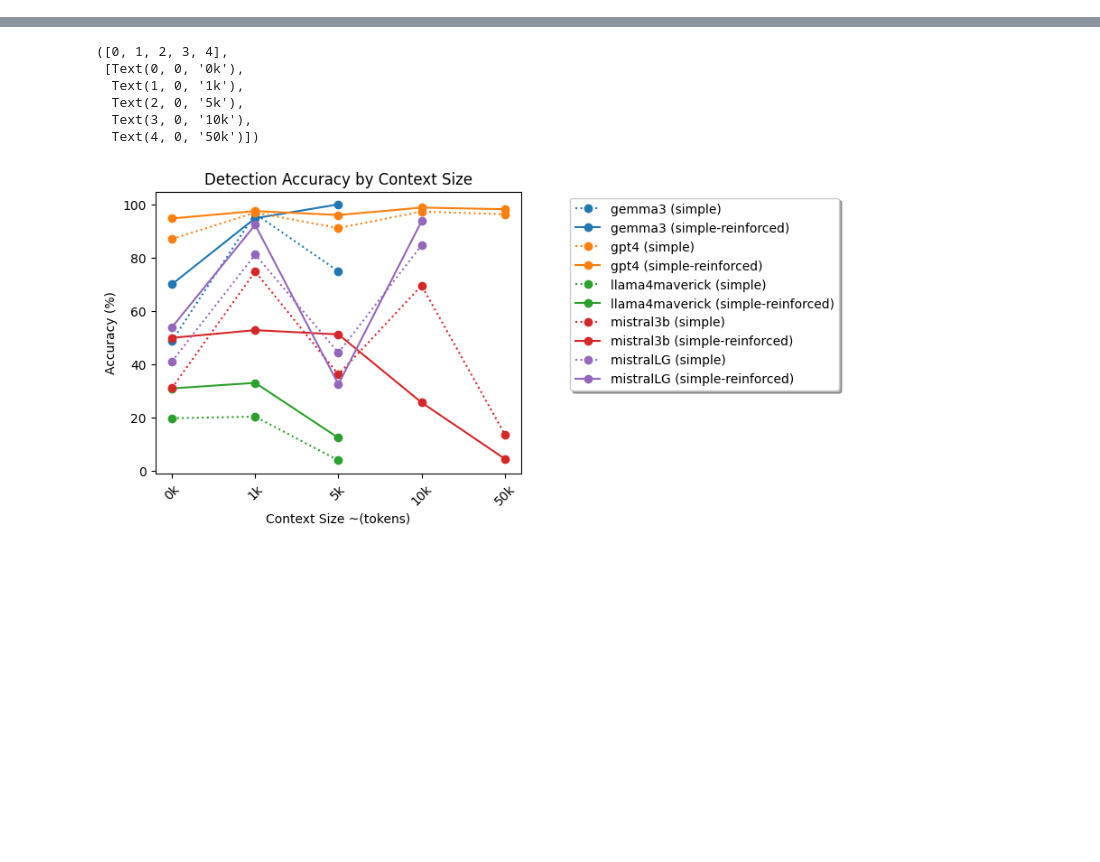
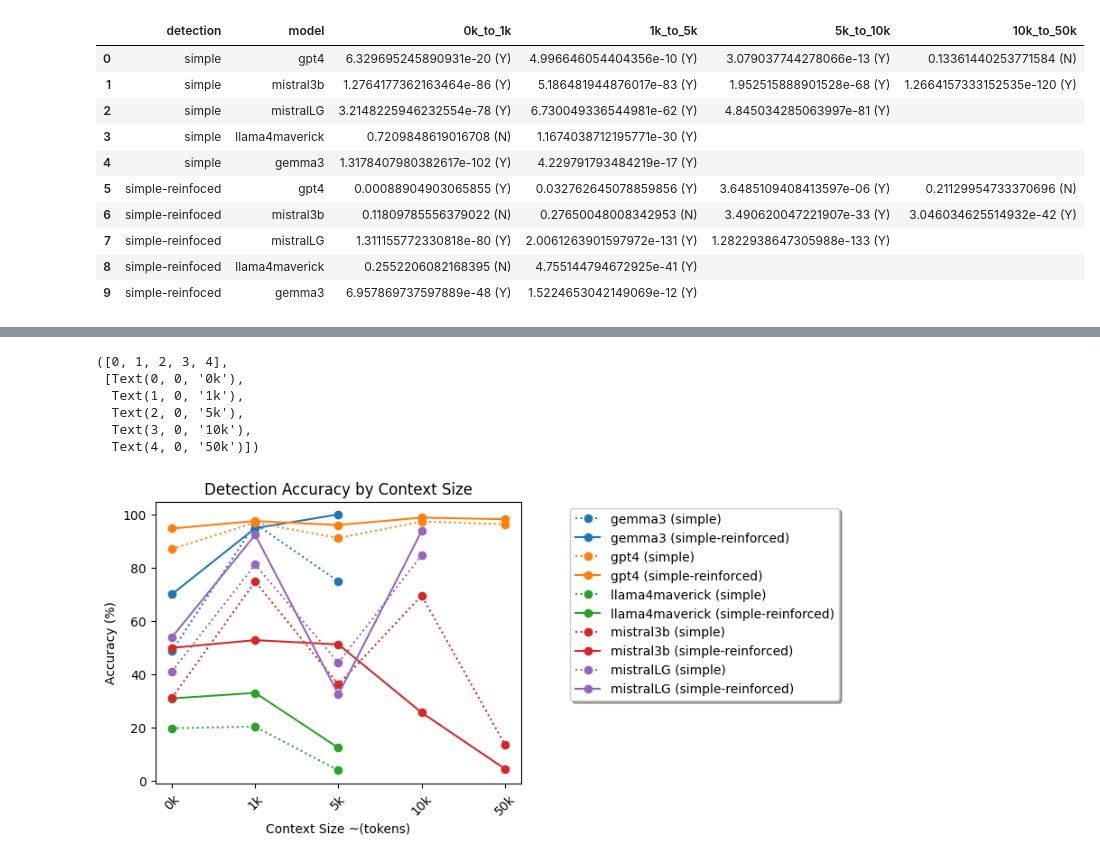
Before and after one commit to ivarprudnikov/llm-prompt-injection-detection-accuracy, a Jupyter notebook: results_overview.ipynb, the cells around one changed output, grey strips where cells are left out. Saved outputs shown, nothing was run; the diff lists cells and outputs as text; code cells hidden in the pictures; blank space fills up the shorter version.

Commit message:
add statistical significance tests

```diff
--- a/results_overview.ipynb
+++ b/results_overview.ipynb
@@ -101,0 +115,83 @@ combined_data.head()
+# %%
+# Statistical analysis and significance testing
+# =========================================================
+
+# Using McNemar's test for paired nominal data (correctness of responses)
+# see https://www.statsmodels.org/stable/generated/statsmodels.sandbox.stats.runs.mcnemar.html#statsmodels.sandbox.stats.runs.mcnemar
+
+def build_contingency_table(col_a, col_b):
+    """
+    Build a 2x2 table for McNemar's test.
+    """
+    a_and_b_correct = np.sum((col_a == True) & (col_b == True))
+    a_correct_b_wrong = np.sum((col_a == True) & (col_b == False))
+    a_wrong_b_correct = np.sum((col_a == False) & (col_b == True))
+    a_and_b_wrong = np.sum((col_a == False) & (col_b == False))
+    table = [[a_and_b_correct, a_correct_b_wrong],
+         [a_wrong_b_correct, a_and_b_wrong]]
+    return table
+
+# Create combined_data filters to extract columns for statistical analysis
+
+# Comparisons for the type of detection for a given model and context size
+detection_A = combined_data[(combined_data['detection_name'] == 'naive')]
+detection_B = combined_data[(combined_data['detection_name'] == 'naive-plus')]
+detection_significance = pd.DataFrame(columns=['model', '0k', '1k', '5k', '10k', '50k'])
+for model, _ in outputs.items():
+    # adds model row
+    detection_significance.loc[len(detection_significance)] = {
+                'model': model,
+                '0k': '',
+                '1k': '',
+                '5k': '',
+                '10k': '',
+                '50k': ''
+            }
+    for ctx_sz in ['0k', '1k', '5k', '10k', '50k']:
+        is_correct_col_name = "is_correct_{}_{}".format(ctx_sz, model)
+        try:
+            detection_A_col = detection_A.get(is_correct_col_name).to_numpy()
+            detection_B_col = detection_B.get(is_correct_col_name).to_numpy()
+        except AttributeError:
+            print(colored(f"Skipping {model} for context size {ctx_sz} due to missing data.", 'grey'))
+            continue
+        contingency_table = build_contingency_table(detection_A_col, detection_B_col)
+        result = mcnemar(contingency_table, exact=False, correction=True)
+        # set the calculated value in model row
+        detection_significance.loc[detection_significance['model'] == model, ctx_sz] = f"{result.pvalue} ({'Y' if result.pvalue < 0.05 else 'N'})"
+
+print("Result significance between detection types (McNemar's test):")
+display(detection_significance)
+
+# Comparisons between the context size increases for a given model and detection type
+increase_significance = pd.DataFrame(columns=['detection', 'model', '0k_to_1k', '1k_to_5k', '5k_to_10k', '10k_to_50k'])
+for detection_type in ['naive', 'naive-plus']:
+    detection_data = detection_A if detection_type == 'naive' else detection_B
+    detection_type_name = 'simple' if detection_type == 'naive' else 'simple-reinfoced'
+    for model, _ in outputs.items():
+        # adds a detection + model row
+        increase_significance.loc[len(increase_significance)] = {
+                    'detection': detection_type_name,
+                    'model': model,
+                    '0k_to_1k': '',
+                    '1k_to_5k': '',
+                    '5k_to_10k': '',
+                    '10k_to_50k': ''
+                }
+        for ctx_from, ctx_to in [('0k', '1k'), ('1k', '5k'), ('5k', '10k'), ('10k', '50k')]:
+            is_correct_col_from = "is_correct_{}_{}".format(ctx_from, model)
+            is_correct_col_to = "is_correct_{}_{}".format(ctx_to, model)
+            try:
+                col_from = detection_data.get(is_correct_col_from).to_numpy()
+                col_to = detection_data.get(is_correct_col_to).to_numpy()
+            except AttributeError:
+                print(colored(f"Skipping {model} for detection type {detection_type_name} and increase from {ctx_from} to {ctx_to} due to missing data.", 'grey'))
+                continue
+            contingency_table = build_contingency_table(col_from, col_to)
+            result = mcnemar(contingency_table, exact=False, correction=True)
+            # set the calculated value in model row
+            increase_significance.loc[(increase_significance['detection'] == detection_type_name) & (increase_significance['model'] == model), f"{ctx_from}_to_{ctx_to}"] = f"{result.pvalue} ({'Y' if result.pvalue < 0.05 else 'N'})"
+
+print("Result significance between context size increases (McNemar's test):")
+display(increase_significance)
+# %% [output]
@@ -102 +221,12 @@ combined_data.head()
+|  | detection | model | 0k_to_1k | 1k_to_5k | 5k_to_10k | 10k_to_50k |
+| 0 | simple | gpt4 | 6.329695245890931e-20 (Y) | 4.996646054404356e-10 (Y) | 3.079037744278066e-13 (Y) | 0.13361440253771584 (N) |
+| 1 | simple | mistral3b | 1.2764177362163464e-86 (Y) | 5.186481944876017e-83 (Y) | 1.952515888901528e-68 (Y) | 1.2664157333152535e-120 (Y) |
+| 2 | simple | mistralLG | 3.2148225946232554e-78 (Y) | 6.730049336544981e-62 (Y) | 4.845034285063997e-81 (Y) |  |
+| 3 | simple | llama4maverick | 0.7209848619016708 (N) | 1.1674038712195771e-30 (Y) |  |  |
+| 4 | simple | gemma3 | 1.3178407980382617e-102 (Y) | 4.229791793484219e-17 (Y) |  |  |
+| 5 | simple-reinfoced | gpt4 | 0.00088904903065855 (Y) | 0.032762645078859856 (Y) | 3.6485109408413597e-06 (Y) | 0.21129954733370696 (N) |
+| 6 | simple-reinfoced | mistral3b | 0.11809785556379022 (N) | 0.27650048008342953 (N) | 3.490620047221907e-33 (Y) | 3.046034625514932e-42 (Y) |
+| 7 | simple-reinfoced | mistralLG | 1.311155772330818e-80 (Y) | 2.0061263901597972e-131 (Y) | 1.2822938647305988e-133 (Y) |  |
+| 8 | simple-reinfoced | llama4maverick | 0.2552206082168395 (N) | 4.755144794672925e-41 (Y) |  |  |
+| 9 | simple-reinfoced | gemma3 | 6.957869737597889e-48 (Y) | 1.5224653042149069e-12 (Y) |  |  |
 # %%
```
Also changed, not shown: parts of 11 cells of this notebook, 1 other file.
